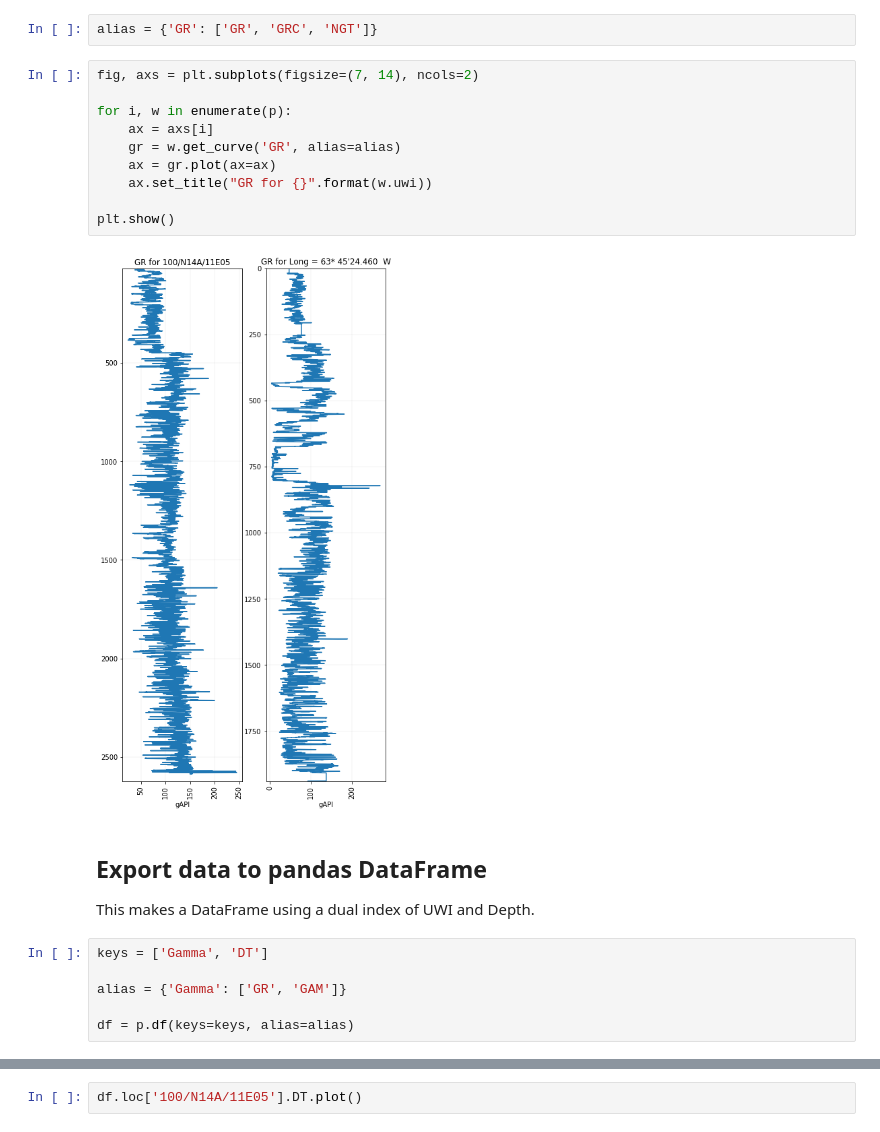
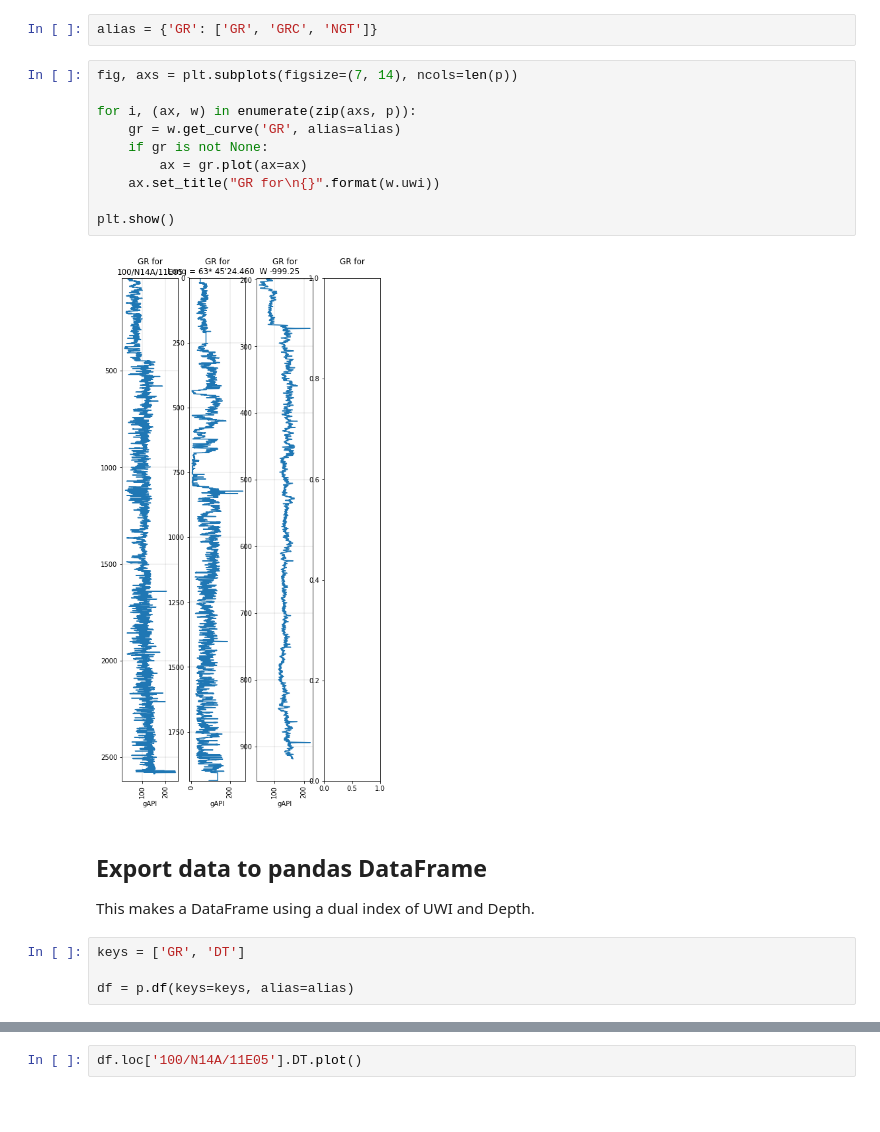
Before and after one commit to agilescientific/welly, a Jupyter notebook: tutorial/Project.ipynb, the cells around one changed output, grey strips where cells are left out. Drawn from its saved outputs; the diff is of its cells as text; blank space fills up the shorter version.

```diff
--- a/tutorial/Project.ipynb
+++ b/tutorial/Project.ipynb
@@ -40,25 +41,23 @@ import matplotlib.pyplot as plt
 # %%
 alias = {'GR': ['GR', 'GRC', 'NGT']}
 # %%
-fig, axs = plt.subplots(figsize=(7, 14), ncols=2)
+fig, axs = plt.subplots(figsize=(7, 14), ncols=len(p))
 
-for i, w in enumerate(p):
-    ax = axs[i]
+for i, (ax, w) in enumerate(zip(axs, p)):
     gr = w.get_curve('GR', alias=alias)
-    ax = gr.plot(ax=ax)
-    ax.set_title("GR for {}".format(w.uwi))
+    if gr is not None:
+        ax = gr.plot(ax=ax)
+    ax.set_title("GR for\n{}".format(w.uwi))
 
 plt.show()
 # %% [output]
-[figure, old version]
+[figure, new version]
 # %% [markdown]
 ## Export data to pandas DataFrame
 
 This makes a DataFrame using a dual index of UWI and Depth.
 # %%
-keys = ['Gamma', 'DT']
-
-alias = {'Gamma': ['GR', 'GAM']}
+keys = ['GR', 'DT']
 
 df = p.df(keys=keys, alias=alias)
 # %%
```
Also changed, not shown: parts of 3 cells of this notebook, 1 other file.
